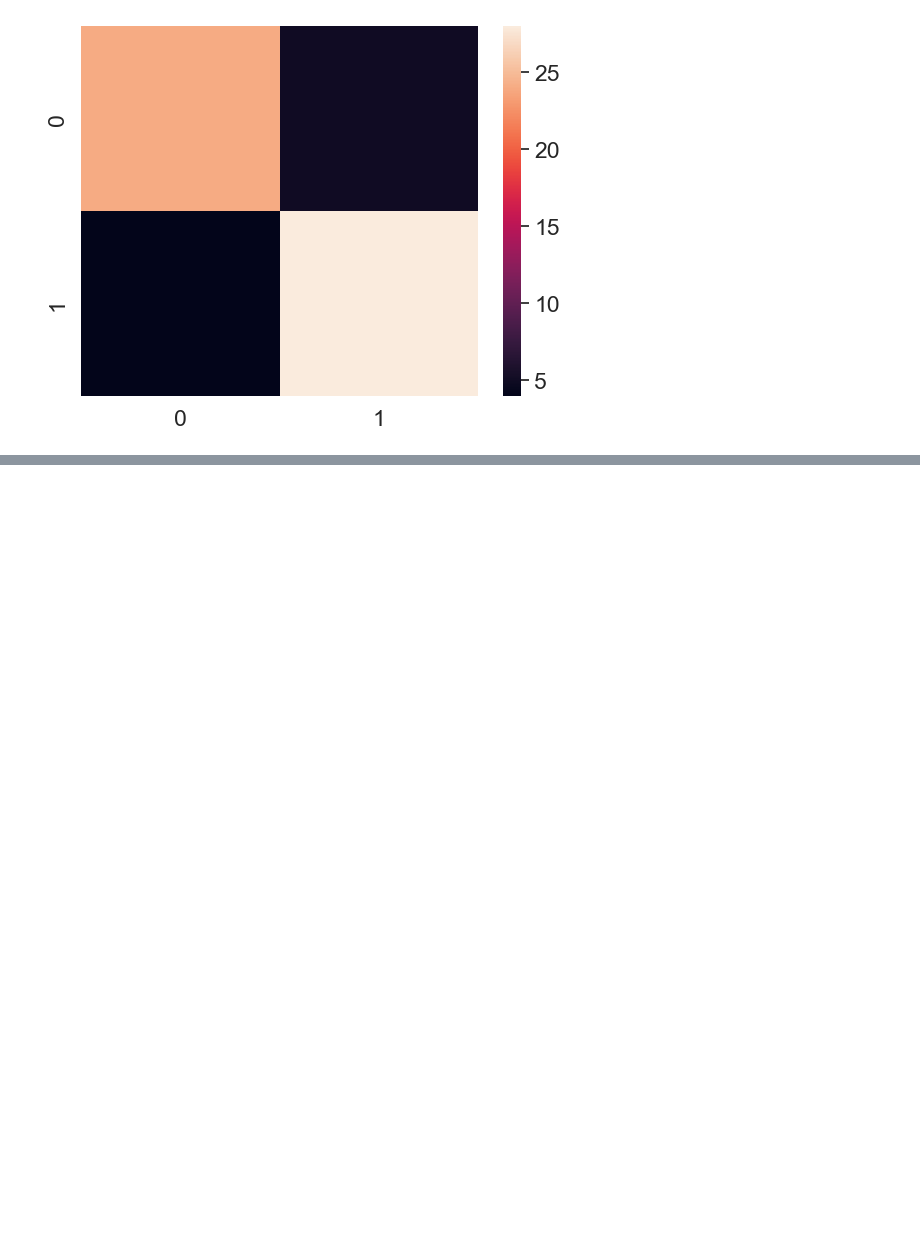
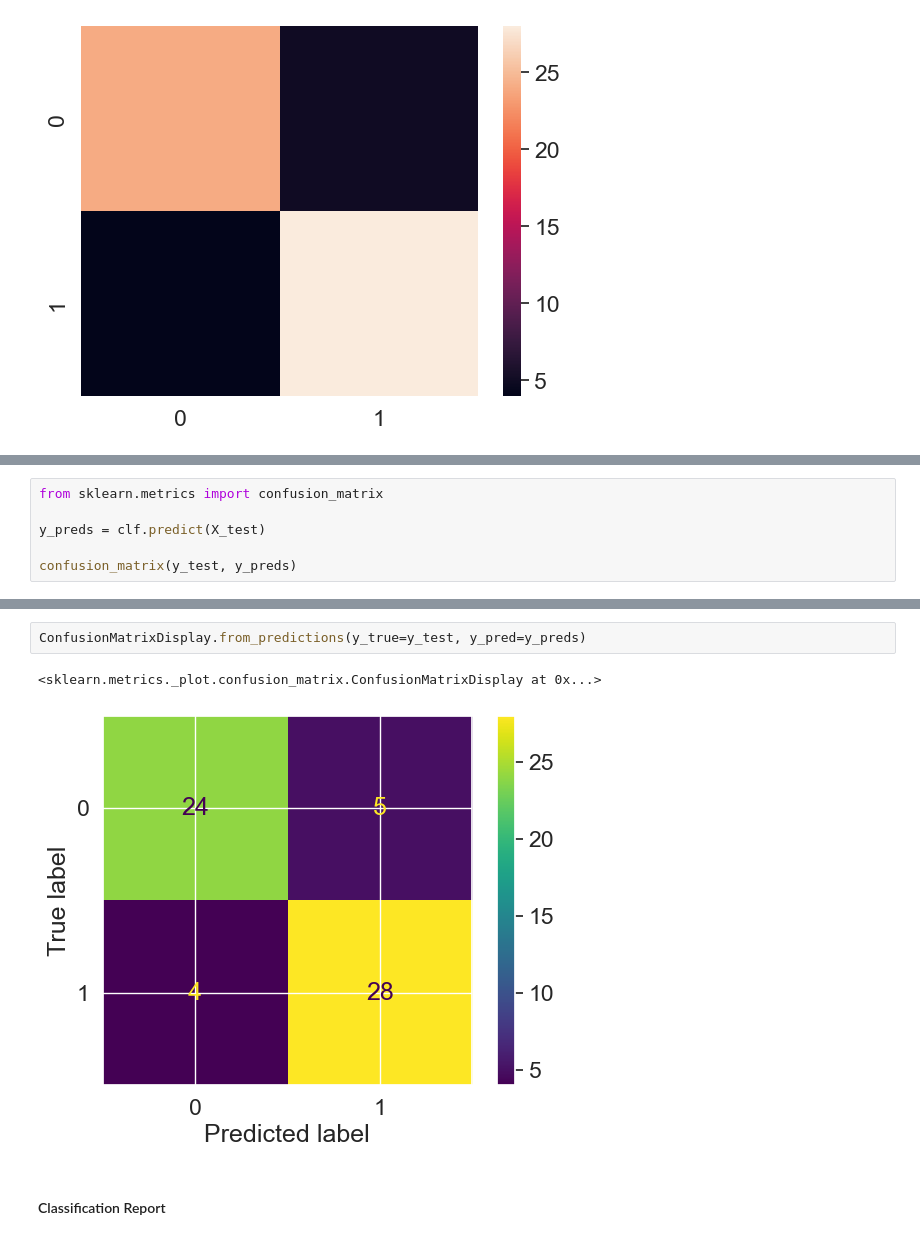
Before and after one commit to redrum88/Machine_Learning_and_Data_Science, a Jupyter notebook: Completed/instroduction_to_sklearn.ipynb, the cells around one changed output, grey strips where cells are left out. Cells and saved outputs as stored; diff of their text form; blank space fills up the shorter version.

```diff
--- a/Completed/instroduction_to_sklearn.ipynb
+++ b/Completed/instroduction_to_sklearn.ipynb
@@ -1387,0 +1390,6 @@ In essence, this gives you idea of where the model is getting confused.
+# %%
+from sklearn.metrics import confusion_matrix
+
+y_preds = clf.predict(X_test)
+
+confusion_matrix(y_test, y_preds)
@@ -1387,0 +1424,7 @@ In essence, this gives you idea of where the model is getting confused.
+# %%
+ConfusionMatrixDisplay.from_predictions(y_true=y_test, y_pred=y_preds)
+# %% [output]
+<sklearn.metrics._plot.confusion_matrix.ConfusionMatrixDisplay at 0x...>
+[figure, added]
+# %% [markdown]
+#### Classification Report
```
Also changed, not shown: parts of 118 cells of this notebook.
